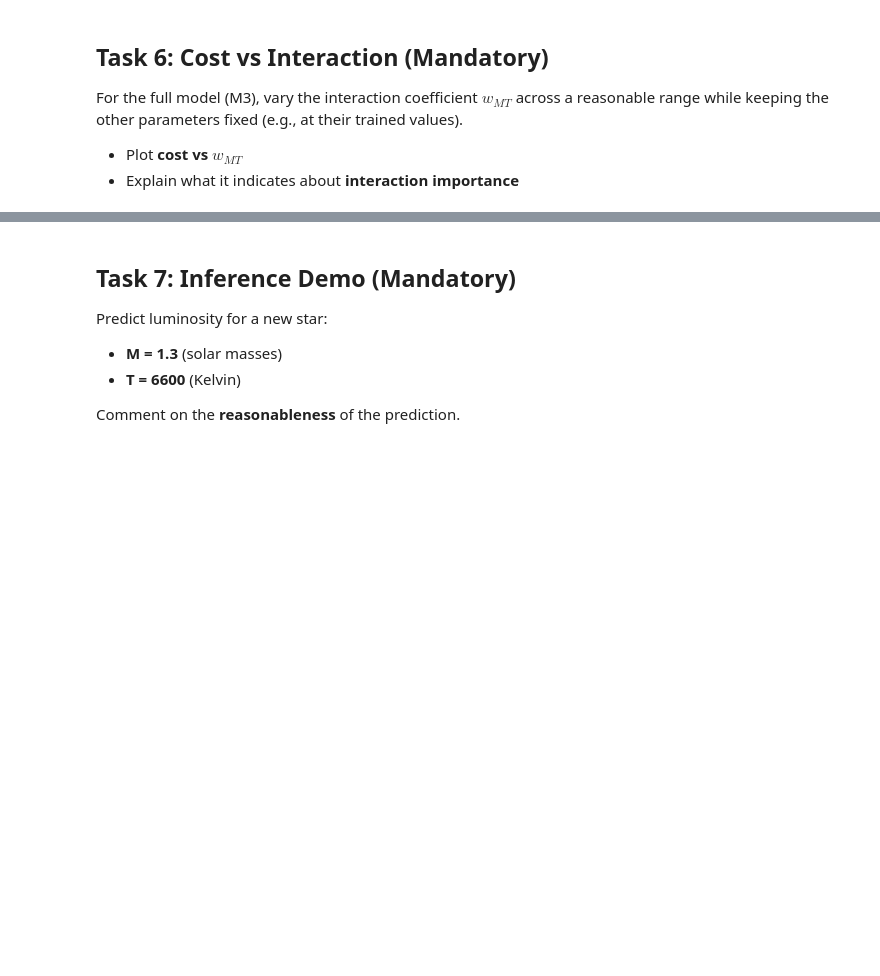
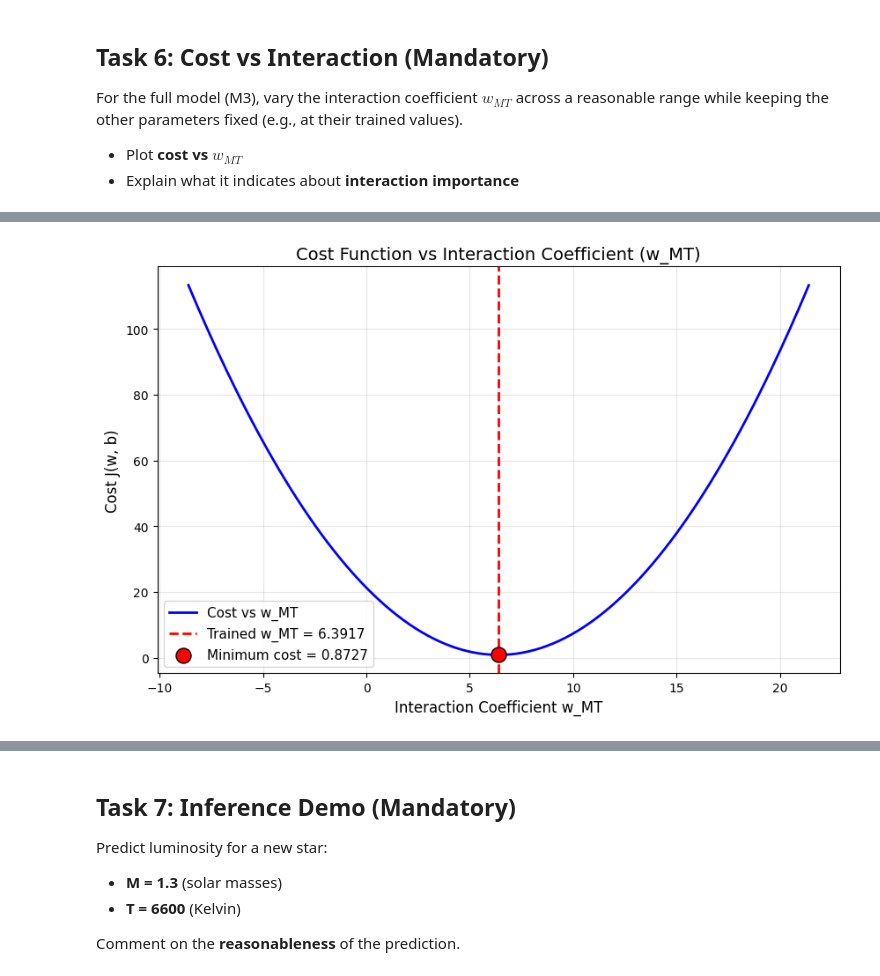
Before and after one commit to AnderssonProgramming/linear-poly-regression-aws-ai, a Jupyter notebook: 02_part2_polyreg.ipynb, the cells around one changed output, grey strips where cells are left out. Cells and saved outputs as stored; diff of their text form; code cells hidden in the pictures; blank space fills up the shorter version.

```diff
--- a/02_part2_polyreg.ipynb
+++ b/02_part2_polyreg.ipynb
@@ -452,8 +727,76 @@ For the full model (M3), vary the interaction coefficient $w_{MT}$ across a reas
 # %%
 # Task 6: Cost vs Interaction (Mandatory)
 
-# TODO: Use trained parameters from M3 as fixed values
-# TODO: Vary w_MT across a reasonable range
-# TODO: Compute cost for each w_MT value
-# TODO: Plot cost vs w_MT
-# TODO: Explain what this indicates about interaction importance
+print("=" * 70)
+print("COST vs INTERACTION COEFFICIENT ANALYSIS")
+print("=" * 70)
+
+# Use trained parameters from M3 as fixed values
+# w_M3 = [w_M, w_T, w_M2, w_MT]
+# We'll vary w_MT (index 3) while keeping others fixed
+
+w_fixed = w_M3.copy()
+b_fixed = b_M3
+
+# Range for w_MT variation (around the optimal value)
+w_MT_optimal = w_M3[3]
+w_MT_range = np.linspace(w_MT_optimal - 15, w_MT_optimal + 15, 200)
+
+# Compute cost for each w_MT value
+costs_vs_wMT = []
+for w_MT in w_MT_range:
+    w_test = w_fixed.copy()
+    w_test[3] = w_MT  # Replace interaction coefficient
+    cost = compute_cost_poly(X_M3_scaled, L, w_test, b_fixed)
+    costs_vs_wMT.append(cost)
+
+costs_vs_wMT = np.array(costs_vs_wMT)
+
+# Find minimum
+min_idx = np.argmin(costs_vs_wMT)
+w_MT_min = w_MT_range[min_idx]
+cost_min = costs_vs_wMT[min_idx]
+
+# Plot
+plt.figure(figsize=(10, 6))
+plt.plot(w_MT_range, costs_vs_wMT, 'b-', linewidth=2, label='Cost vs w_MT')
+plt.axvline(x=w_MT_optimal, color='red', linestyle='--', linewidth=2,
+            label=f'Trained w_MT = {w_MT_optimal:.4f}')
+plt.scatter([w_MT_optimal], [cost_min], color='red', s=150, zorder=5,
+            edgecolors='black', label=f'Minimum cost = {cost_min:.4f}')
+
+plt.xlabel("Interaction Coefficient w_MT", fontsize=12)
+plt.ylabel("Cost J(w, b)", fontsize=12)
+plt.title("Cost Function vs Interaction Coefficient (w_MT)", fontsize=14)
+plt.legend(fontsize=11)
+plt.grid(True, alpha=0.3)
+plt.show()
+
+# Analysis
+print(f"\nAnalysis Results:")
+print(f"  Optimal w_MT from training: {w_MT_optimal:.4f}")
+print(f"  Minimum cost: {cost_min:.6f}")
+print(f"  Cost sensitivity around optimal: {(costs_vs_wMT[0] - cost_min):.4f} to {(costs_vs_wMT[-1] - cost_min):.4f}")
+
+print(f"\n{'=' * 70}")
+print("INTERPRETATION: Importance of the Interaction Term")
+print("=" * 70)
+print("""
+The parabolic shape of the cost curve demonstrates that:
+
+1. **The interaction term (M·T) IS important**: There is a clear minimum in the
+   cost function at a non-zero value of w_MT, indicating that the interaction
+   between mass and temperature contributes meaningfully to predicting luminosity.
+
+2. **Optimal value is non-trivial**: The trained value w_MT = {:.4f} minimizes
+   the cost, showing that the model benefits from including this term.
+
+3. **Physical interpretation**: In stellar physics, luminosity depends on both
+   mass AND temperature in a coupled way. More massive stars tend to be hotter,
+   and the combined effect on luminosity is captured by the interaction term.
+
+4. **Model sensitivity**: The steepness of the parabola shows how sensitive
+   the model is to the interaction coefficient - deviating from the optimal
+   value significantly increases the cost.
+""".format(w_MT_optimal))
+# %% [output]
@@ -459,0 +806 @@ For the full model (M3), vary the interaction coefficient $w_{MT}$ across a reas
+[figure, added]
```
Also changed, not shown: parts of 4 cells of this notebook.
